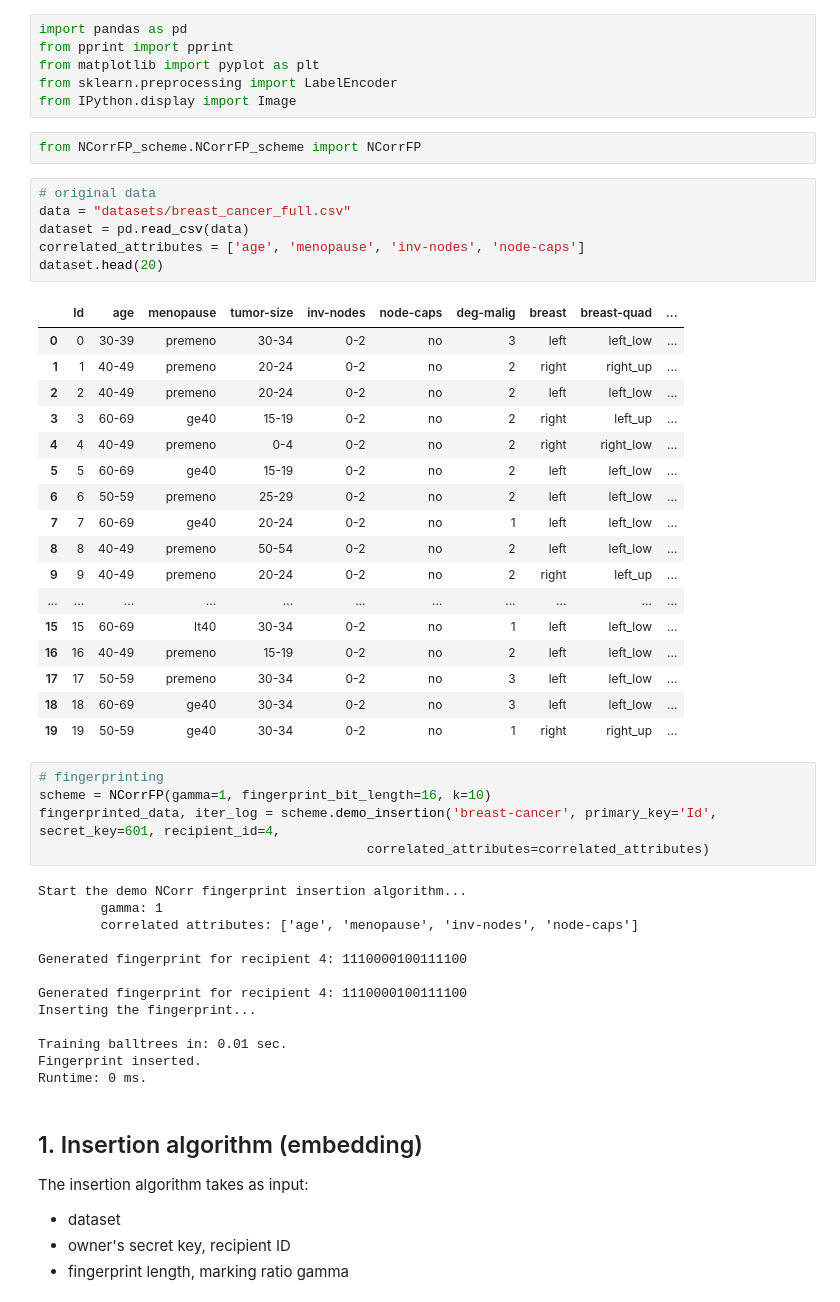
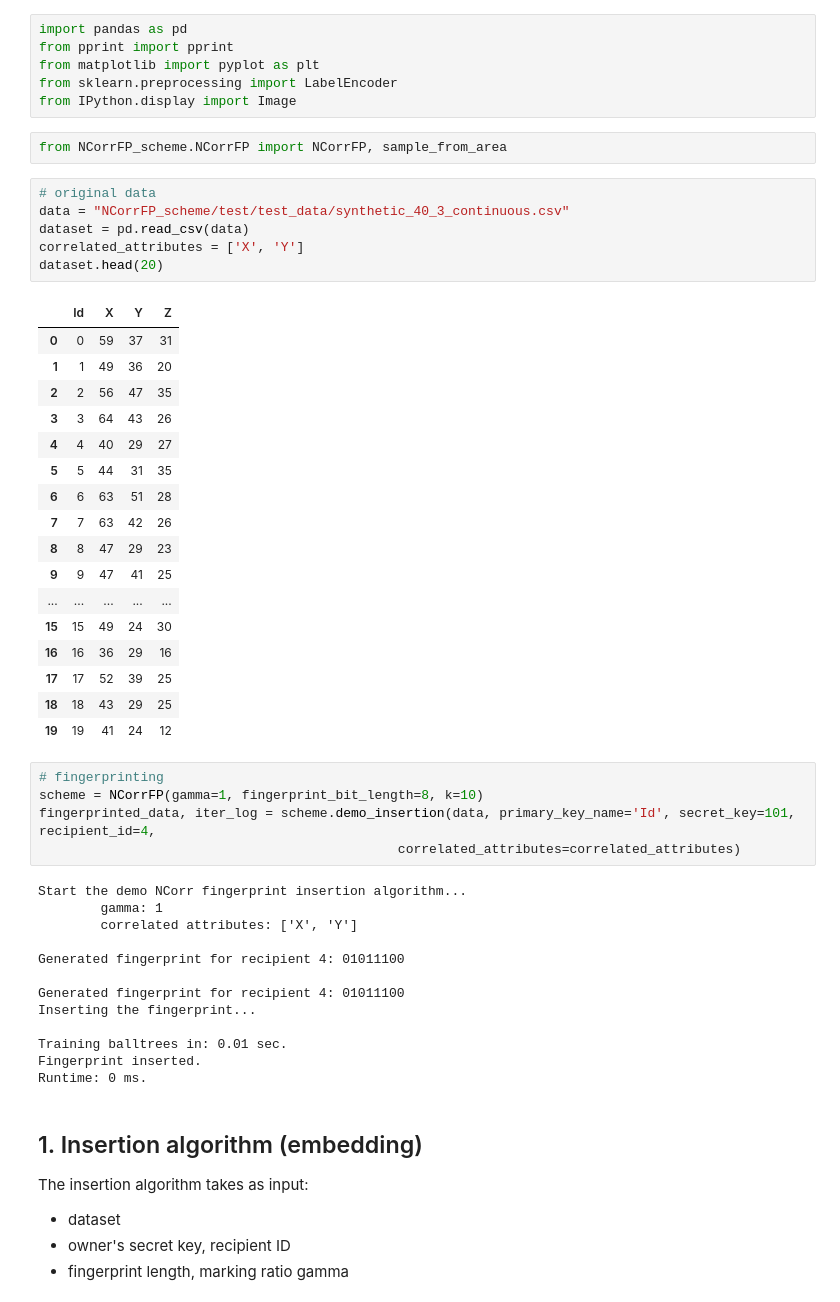
Before and after one commit to tanjascats/NCorr-FP, a Jupyter notebook: NCorrFP-demo-continuous.ipynb, the cells around one changed output. Cells and saved outputs as stored; diff of their text form.

Commit message:
Demo for embedding into a continuous variable

```diff
--- a/NCorrFP-demo-continuous.ipynb
+++ b/NCorrFP-demo-continuous.ipynb
@@ -18,44 +18,44 @@ from matplotlib import pyplot as plt
 from sklearn.preprocessing import LabelEncoder
 from IPython.display import Image
 # %%
-from NCorrFP_scheme.NCorrFP_scheme import NCorrFP
+from NCorrFP_scheme.NCorrFP import NCorrFP, sample_from_area
 # %%
 # original data
-data = "datasets/breast_cancer_full.csv"
+data = "NCorrFP_scheme/test/test_data/synthetic_40_3_continuous.csv"
 dataset = pd.read_csv(data)
-correlated_attributes = ['age', 'menopause', 'inv-nodes', 'node-caps']
+correlated_attributes = ['X', 'Y']
 dataset.head(20)
 # %% [output]
-|  | Id | age | menopause | tumor-size | inv-nodes | node-caps | deg-malig | breast | breast-quad | ... |
-| 0 | 0 | 30-39 | premeno | 30-34 | 0-2 | no | 3 | left | left_low | ... |
-| 1 | 1 | 40-49 | premeno | 20-24 | 0-2 | no | 2 | right | right_up | ... |
-| 2 | 2 | 40-49 | premeno | 20-24 | 0-2 | no | 2 | left | left_low | ... |
-| 3 | 3 | 60-69 | ge40 | 15-19 | 0-2 | no | 2 | right | left_up | ... |
-| 4 | 4 | 40-49 | premeno | 0-4 | 0-2 | no | 2 | right | right_low | ... |
-| 5 | 5 | 60-69 | ge40 | 15-19 | 0-2 | no | 2 | left | left_low | ... |
-| 6 | 6 | 50-59 | premeno | 25-29 | 0-2 | no | 2 | left | left_low | ... |
-| 7 | 7 | 60-69 | ge40 | 20-24 | 0-2 | no | 1 | left | left_low | ... |
-| 8 | 8 | 40-49 | premeno | 50-54 | 0-2 | no | 2 | left | left_low | ... |
-| 9 | 9 | 40-49 | premeno | 20-24 | 0-2 | no | 2 | right | left_up | ... |
-| ... | ... | ... | ... | ... | ... | ... | ... | ... | ... | ... |
-| 15 | 15 | 60-69 | lt40 | 30-34 | 0-2 | no | 1 | left | left_low | ... |
-| 16 | 16 | 40-49 | premeno | 15-19 | 0-2 | no | 2 | left | left_low | ... |
-| 17 | 17 | 50-59 | premeno | 30-34 | 0-2 | no | 3 | left | left_low | ... |
-| 18 | 18 | 60-69 | ge40 | 30-34 | 0-2 | no | 3 | left | left_low | ... |
-| 19 | 19 | 50-59 | ge40 | 30-34 | 0-2 | no | 1 | right | right_up | ... |
+|  | Id | X | Y | Z |
+| 0 | 0 | 59 | 37 | 31 |
+| 1 | 1 | 49 | 36 | 20 |
+| 2 | 2 | 56 | 47 | 35 |
+| 3 | 3 | 64 | 43 | 26 |
+| 4 | 4 | 40 | 29 | 27 |
+| 5 | 5 | 44 | 31 | 35 |
+| 6 | 6 | 63 | 51 | 28 |
+| 7 | 7 | 63 | 42 | 26 |
+| 8 | 8 | 47 | 29 | 23 |
+| 9 | 9 | 47 | 41 | 25 |
+| ... | ... | ... | ... | ... |
+| 15 | 15 | 49 | 24 | 30 |
+| 16 | 16 | 36 | 29 | 16 |
+| 17 | 17 | 52 | 39 | 25 |
+| 18 | 18 | 43 | 29 | 25 |
+| 19 | 19 | 41 | 24 | 12 |
 # %%
 # fingerprinting
-scheme = NCorrFP(gamma=1, fingerprint_bit_length=16, k=10)
-fingerprinted_data, iter_log = scheme.demo_insertion('breast-cancer', primary_key='Id', secret_key=601, recipient_id=4,
-                                          correlated_attributes=correlated_attributes)
+scheme = NCorrFP(gamma=1, fingerprint_bit_length=8, k=10)
+fingerprinted_data, iter_log = scheme.demo_insertion(data, primary_key_name='Id', secret_key=101, recipient_id=4,
+                                              correlated_attributes=correlated_attributes)
 # %% [output]
 Start the demo NCorr fingerprint insertion algorithm...
         gamma: 1
-        correlated attributes: ['age', 'menopause', 'inv-nodes', 'node-caps']
+        correlated attributes: ['X', 'Y']
 
-Generated fingerprint for recipient 4: 1110000100111100
+Generated fingerprint for recipient 4: 01011100
 
-Generated fingerprint for recipient 4: 1110000100111100
+Generated fingerprint for recipient 4: 01011100
 Inserting the fingerprint...
 
 Training balltrees in: 0.01 sec.
```
Also changed, not shown: parts of 73 cells of this notebook, 7 other files.
